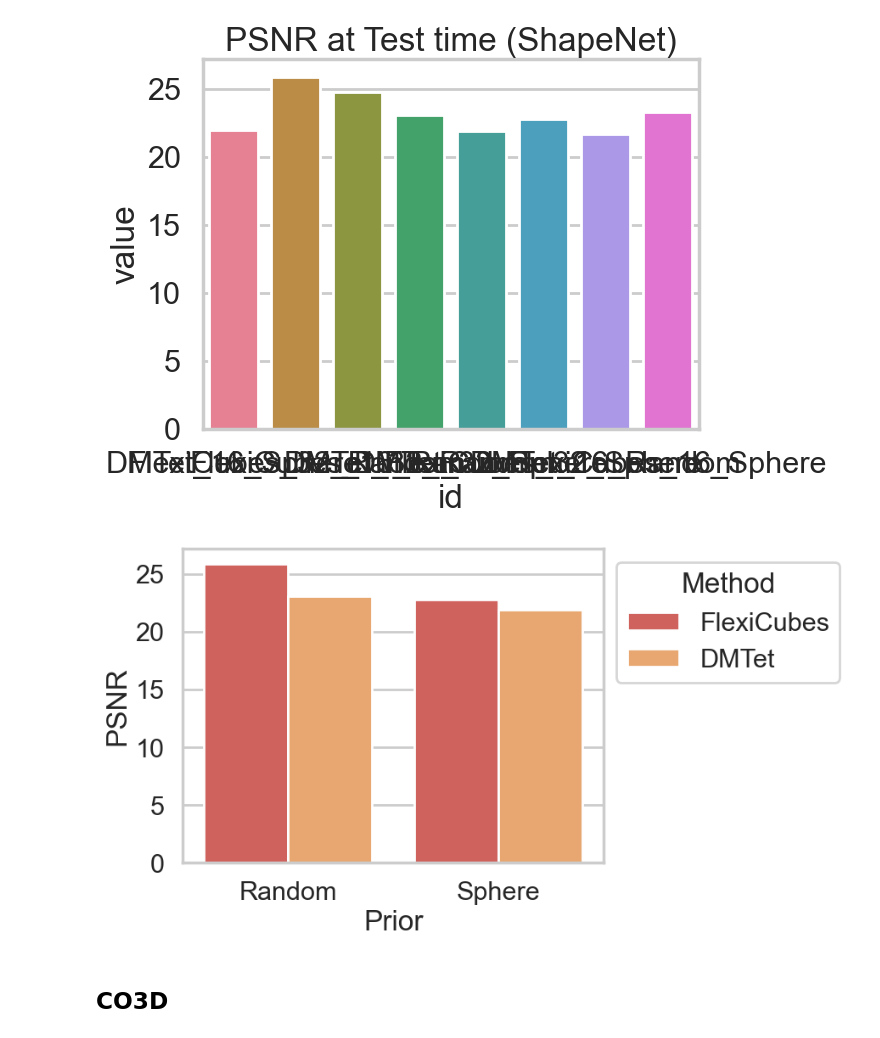
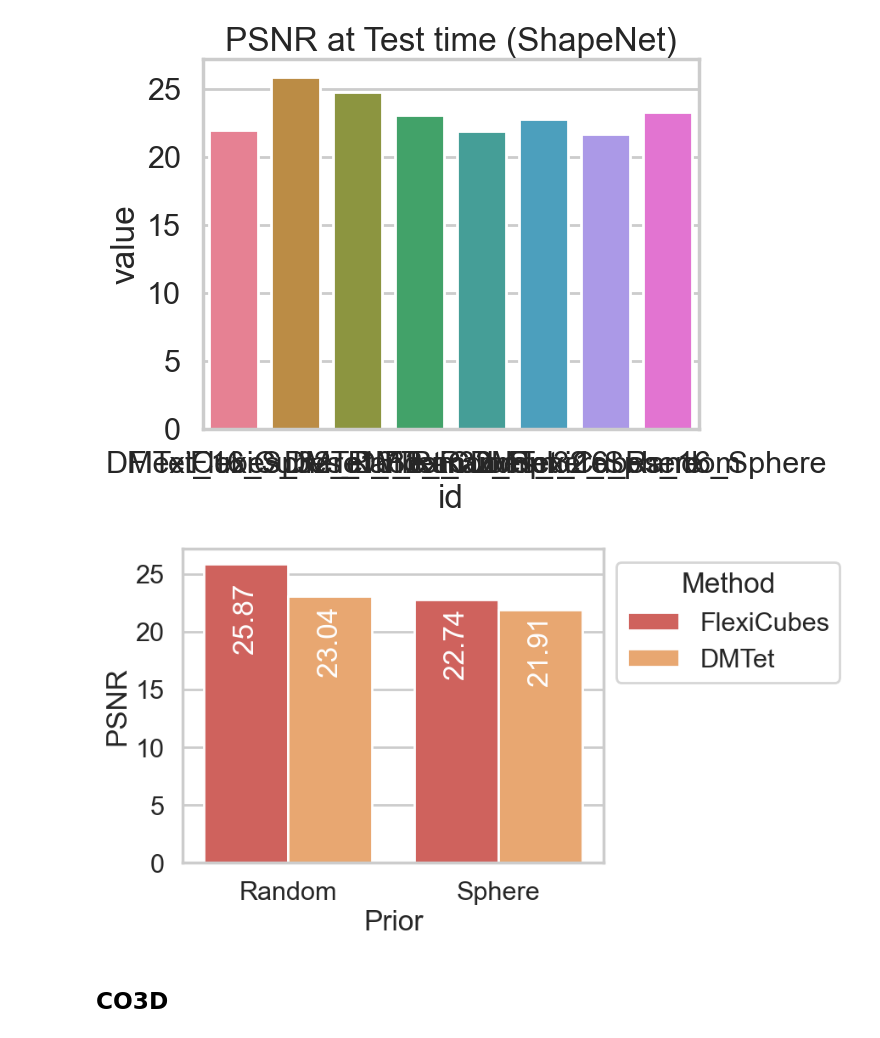
Before and after one commit to kataikko/dll2025project, a Jupyter notebook: plotting/plotting.ipynb, the cells around one changed output. Cells and saved outputs as stored; diff of their text form; code cells hidden in the pictures.

```diff
--- a/plotting/plotting.ipynb
+++ b/plotting/plotting.ipynb
@@ -89,6 +89,16 @@ def renaming(df: pl.DataFrame, suffix: str, prefix: str):
 
     df = pl.concat(dfs)
     return df
+
+def add_values_to_bar(ax):
+    for patch in ax.patches:
+        height = patch.get_height()
+        if height > 0:
+            ax.text(
+                patch.get_x() + patch.get_width() / 2, 0.7 * height,
+                round(height, 2),
+                ha='center', va='bottom', rotation=90, color='white'
+            )
 # %% [markdown]
 ## ShapeNet
 # %%
@@ -201,10 +212,11 @@ plt.savefig(PLOT_DIR + "shape_net_test_psnr_by_id" + ".svg", bbox_inches="tight"
 # %%
 ax = sns.barplot(shape_net_test_psnr.rename({"value": "PSNR", "type": "Method", "step": "Step", "init": "Prior"}).filter(pl.col("grid") == 32), x="Prior", y="PSNR", hue="Method")
 sns.move_legend(ax, "upper left", bbox_to_anchor=(1, 1))
+add_values_to_bar(ax=ax)
 # plt.title("PSNR at Test time (ShapeNet)")
 plt.savefig(PLOT_DIR + "shape_net_test_psnr_by_init_type" + ".svg", bbox_inches="tight")
 # %% [output]
-[figure, old version]
+[figure, new version]
 # %% [markdown]
 ## CO3D
 # %%
```
Also changed, not shown: parts of 1 cell of this notebook, 31 other files.
